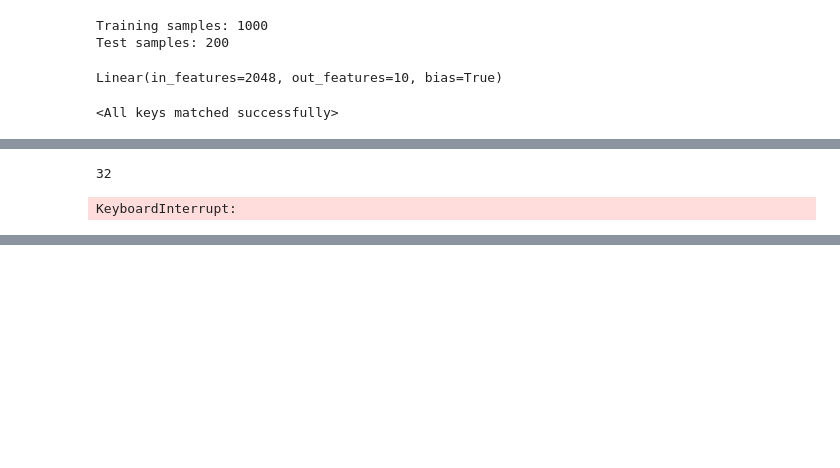
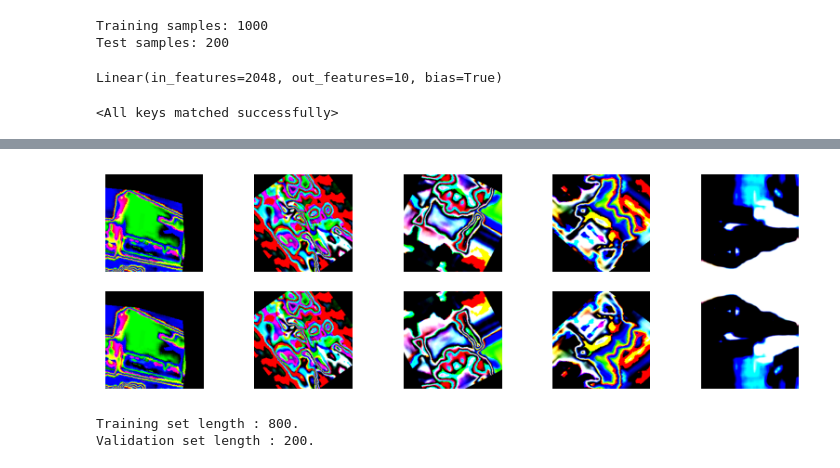
Before and after one commit to fga-0/automating_data_augmentation, a Jupyter notebook: Automating_the_art_of_data_augmentation.ipynb, the cells around one changed output, grey strips where cells are left out. Drawn from its saved outputs; the diff is of its cells as text; code cells hidden in the pictures; blank space fills up the shorter version.

```diff
--- a/Automating_the_art_of_data_augmentation.ipynb
+++ b/Automating_the_art_of_data_augmentation.ipynb
@@ -71,9 +71,9 @@ The 10 classes are :
 # %%
 path_to_data = "./cifar10"
 # %%
-# from google.colab import drive
-# drive.mount('/content/drive')
-# path_to_data = "drive/MyDrive/SDD/data_augmentation/cifar10"
+from google.colab import drive
+drive.mount('/content/drive')
+path_to_data = "drive/MyDrive/SDD/data_augmentation/cifar10"
 # %% [output]
 Mounted at /content/drive
 # %%
@@ -674,16 +674,16 @@ Training samples: 1000
 Test samples: 200
 # %%
 F_transformations = [
-    transforms.CenterCrop(size=16),
-    transforms.RandomCrop(size=16),
+    transforms.CenterCrop(size=image_width/2),
+    transforms.RandomCrop(size=image_width/2),
     transforms.ColorJitter(brightness=0.3, contrast=0.3),
     transforms.RandomHorizontalFlip(p=0.5),
     transforms.RandomVerticalFlip(p=0.5),
     transforms.RandomRotation(45),
     transforms.RandomAffine(degrees=45, translate=(0.2, 0.2), shear=15),
-    transforms.GaussianBlur(kernel_size=3),
+    # transforms.GaussianBlur(kernel_size=3),
     transforms.RandomInvert(p=0.5),
-    transforms.RandomSolarize(-0.1, p=0.5),
-    transforms.RandomAutocontrast(p=0.5),
-    transforms.RandomAdjustSharpness(sharpness_factor=2, p=0.5)
+    # transforms.RandomSolarize(-0.1, p=0.5),
+    # transforms.RandomAutocontrast(p=0.5),
+    # transforms.RandomAdjustSharpness(sharpness_factor=2, p=0.5)
 ]
@@ -702,7 +700,7 @@ wrn_UBS.fc = nn.Linear(num_feature, 10)
 print(wrn_UBS.fc)
 # Move the model to the GPU for accelerated training:
 wrn_UBS = wrn_UBS.to(device)
-wrn_UBS.load_state_dict(torch.load("./models/wrn_trained_on_raw_data/wrn_trained_on_raw_data", weights_only=False, map_location=torch.device('cpu')))
+wrn_UBS.load_state_dict(torch.load("./wrn_trained_on_raw_data", weights_only=False, map_location=torch.device('cpu')))
 # %% [output]
 Linear(in_features=2048, out_features=10, bias=True)
 <All keys matched successfully>
@@ -715,9 +721,11 @@ from generalization_effects import uncertainty_based_sampling
 # %%
 train_loader_UBS = DataLoader(train_subset_UBS, batch_size=32, shuffle=False)
-# %%
-len(train_loader_UBS)
-# %% [output]
-32
+# %%
+G_default_transformations = transforms.Compose([
+    transforms.Resize(224),
+    transforms.ToTensor(),
+    transforms.Normalize(mean=[0.485, 0.456, 0.406], std=[0.229, 0.224, 0.225]),  # ImageNet normalization
+])
 # %%
 trainset_UBS = uncertainty_based_sampling(
     batch=train_subset_UBS,
@@ -730,5 +738,6 @@ trainset_UBS = uncertainty_based_sampling(
     S=1, # number of selected data points used for training
     device=device
     )
-# %% [output]
-KeyboardInterrupt:
+# %%
+utils.plot_before_after_augmentation(dataset=trainset_UBS, transformation=transformations[4])
+# %% [output]
@@ -735,8 +754,11 @@ KeyboardInterrupt:
+[figure, added]
 # %%
 train_loader_UBS, val_loader_UBS = get_trainloader_valloader(dataset=trainset_UBS,
                                                            split=0.8,
                                                            batch_size=32)
-# test_loader_UBS = DataLoader(test_subset, batch_size=32, shuffle=False, num_workers=2)
+# %% [output]
+Training set length : 800.
+Validation set length : 200.
 # %%
 optimizer = optim.Adam(wrn_UBS.fc.parameters(), lr=0.001)
 # Learning rate scheduler for better convergence
```
Also changed, not shown: parts of 6 cells of this notebook.
